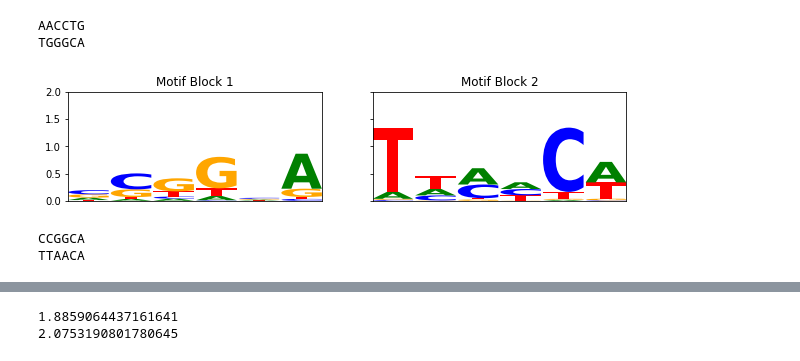
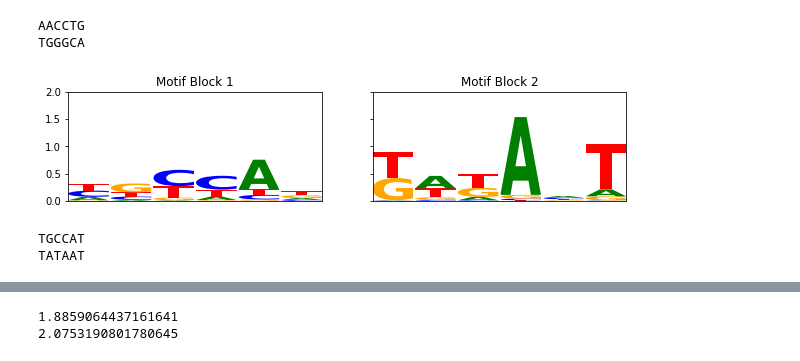
Before and after one commit to erinhwilson/promoter-id-from-rnaseq, a Jupyter notebook: tutorials/tinkering/analyze_consensus_motif-ECOLI.ipynb, the cells around one changed output, grey strips where cells are left out. Cells and saved outputs as stored; diff of their text form; code cells hidden in the pictures.

```diff
--- a/tutorials/analyze_consensus_motif-ECOLI.ipynb
+++ b/tutorials/tinkering/analyze_consensus_motif-ECOLI.ipynb
@@ -163,11 +163,11 @@ AACCTG
 TGGGCA
 # %%
 # Load BioPropsector output from predicting promoters from the top 3% of expressed loci
-selection_f = "../med5/loci_in_top_5perc_upstream_regions_w300_minus15_min20_trunc_W6_w6_G18_g15_d1_a1_n200_1616125958_SELECTION.fa"
+selection_f = "../med8/loci_in_top_8perc_upstream_regions_w300_min20_trunc_W6_w6_G18_g15_d1_a1_n200_1615798640_SELECTION.fa"
 motif_blocks, m1, m2 = cu.build_2Bmotif_from_selection_file(selection_f)
 print(m1.consensus)
 print(m2.consensus)
 # %% [output]
-[figure, old version]
+[figure, new version]
-CCGGCA
-TTAACA
+TGCCAT
+TATAAT
```
Also changed, not shown: parts of 2 cells of this notebook, 3 other files.
